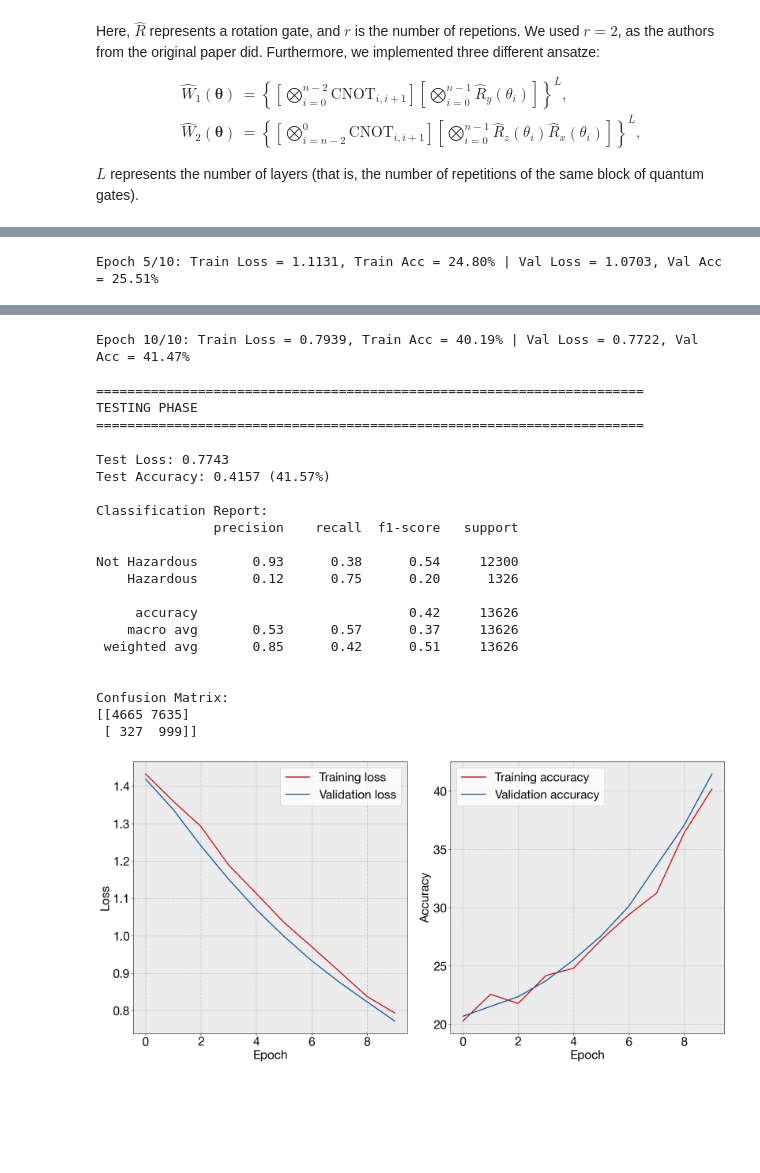
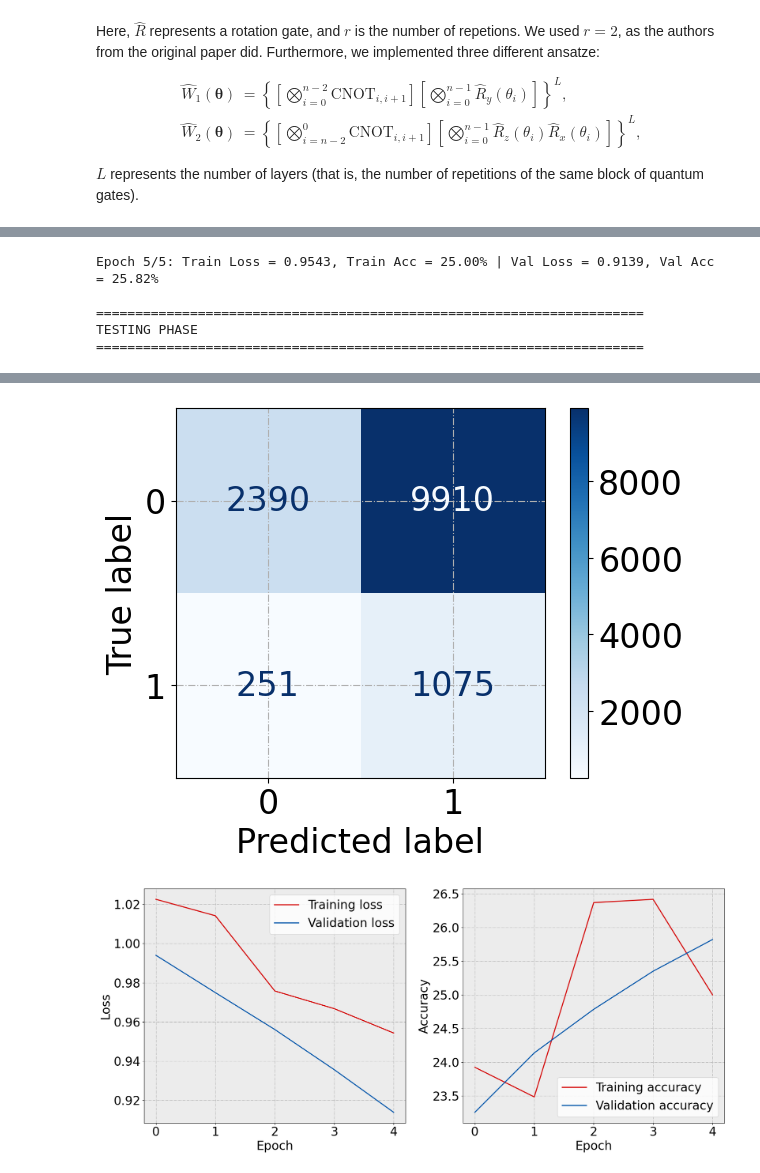
Before and after one commit to ScottMcHaffie/DD2368_assignments, a Jupyter notebook: final_project/final_project_v2 copy.ipynb, the cells around one changed output, grey strips where cells are left out. Saved outputs shown, nothing was run; the diff lists cells and outputs as text; code cells hidden in the pictures; blank space fills up the shorter version.

```diff
--- a/final_project/final_project_v2 copy.ipynb
+++ b/final_project/final_project_v2 copy.ipynb
@@ -252,35 +240,6 @@ ANSATZE = {
     "ansatz1": variational_ansatz_1,
     "ansatz2": variational_ansatz_2,
     "ansatz3": variational_ansatz_3}
-# %%
-# Quantum Neural Network Classifier
-class QNNClassifier(nn.Module):
-    def __init__(self, angle_shape, feature_map_name="fm1", ansatz_name="ansatz1", n_qubits=QUBITS):
-        super().__init__()
-        self.angle = nn.Parameter(torch.randn(angle_shape, dtype = torch.float32) * 0.01)
-        self.n_qubits = n_qubits
-        self.circuit = qnn_circuit(feature_map_name, ansatz_name, n_qubits)
-        self.feature_map_name = feature_map_name
-        self.ansatz_name = ansatz_name
-
-    def forward(self, data):
-        if data.ndim == 1:
-            data = data.unsqueeze(0)
-
-        # Ensure data are float64 for quantum circuit
-        data = data.to(torch.float32)
-
-        expvals = []
-        for index in range(data.shape[0]):
-            ev = self.circuit(data[index], self.angle)
-            expvals.append(ev)
-
-        expvals = torch.stack(expvals)
-
-        # Map from [-1,1] -> [0,1]
-        p = (expvals + 1.0) / 2.0
-
-        return p.unsqueeze(1)
 # %%
 class QNNClassifier(nn.Module):
     def __init__(self, angle_shape, feature_map_name = "fm1", ansatz_name = "ansatz1", n_qubits = QUBITS):
@@ -377,7 +333,6 @@ def train_and_evaluate(qnn,
                 break
 
             data, targets = data.to(device), targets.to(device)
-            # targets = targets.unsqueeze(1)
             targets = targets.to(torch.float32).unsqueeze(1)
 
             optimizer.zero_grad()
@@ -407,10 +362,9 @@ def train_and_evaluate(qnn,
 
         with torch.no_grad():
             for data, targets in tqdm(val_loader,
-                                       desc = f"Epoch {epoch+1}/{n_epochs} [Val]  ",
+                                       desc = f"Epoch {epoch + 1}/{n_epochs} [Val]  ",
                                        leave = True):
                 data, targets = data.to(device), targets.to(device)
-                # targets = targets.unsqueeze(1)
                 targets = targets.to(torch.float32).unsqueeze(1)
 
                 outputs = qnn(data)
@@ -471,12 +425,14 @@ def train_and_evaluate(qnn,
     print(classification_report(all_targets, all_predictions,
                                 target_names = ["Not Hazardous", "Hazardous"]))
     print("\nConfusion Matrix:")
-    print(confusion_matrix(all_targets, all_predictions))
-
+    confusion_mtrx = confusion_matrix(all_targets, all_predictions)
+    print(confusion_mtrx)
+    disp = ConfusionMatrixDisplay(confusion_matrix = confusion_mtrx, display_labels = [0, 1])
+    disp.plot(cmap = "Blues")
     return history, avg_test_loss, test_accuracy
 
 def plot_training_history(history, feature_map_name = "fm1", ansatz_name = "ansatz1"):
-    fig, axes = plt.subplots(1, 2, figsize = (18, 9))
+    fig, axes = plt.subplots(1, 2, figsize = (18, 8))
 
     # Plot loss
     axes[0].plot(history["train_loss"], label = "Training loss", linewidth = 2, color = "#D40000")
@@ -546,8 +502,8 @@ def run_experiment(feature_map_name = "fm1",
 qnn_1, history_1, test_loss_1, test_acc_1 = run_experiment(
         feature_map_name = "fm1",
         ansatz_name = "ansatz1",
-        layers = 2,
-        n_epochs = 10,
+        layers = 1,
+        n_epochs = 5,
         n_batches = 64,
         batch_size = 32,
         learn_rate = 0.001)
@@ -574 +530,5 @@ Epoch 4/10: Train Loss = 1.1895, Train Acc = 24.17% | Val Loss = 1.1514, Val Acc
-Epoch 5/10: Train Loss = 1.1131, Train Acc = 24.80% | Val Loss = 1.0703, Val Acc = 25.51%
+Epoch 5/5: Train Loss = 0.9543, Train Acc = 25.00% | Val Loss = 0.9139, Val Acc = 25.82%
+
+======================================================================
+TESTING PHASE
+======================================================================
@@ -579,26 +552,5 @@ Epoch 9/10: Train Loss = 0.8379, Train Acc = 36.43% | Val Loss = 0.8237, Val Acc
-Epoch 10/10: Train Loss = 0.7939, Train Acc = 40.19% | Val Loss = 0.7722, Val Acc = 41.47%
-
-======================================================================
-TESTING PHASE
-======================================================================
-Test Loss: 0.7743
-Test Accuracy: 0.4157 (41.57%)
-
-Classification Report:
-               precision    recall  f1-score   support
-
-Not Hazardous       0.93      0.38      0.54     12300
-    Hazardous       0.12      0.75      0.20      1326
-
-     accuracy                           0.42     13626
-    macro avg       0.53      0.57      0.37     13626
- weighted avg       0.85      0.42      0.51     13626
-
-
-Confusion Matrix:
-[[4665 7635]
- [ 327  999]]
-[figure, old version]
+[figure, new version]
+[figure, added]
 # %%
 qnn_2, history_2, test_loss_2, test_acc_2 = run_experiment(
         feature_map_name = "fm1",
```
Also changed, not shown: parts of 6 cells of this notebook.
